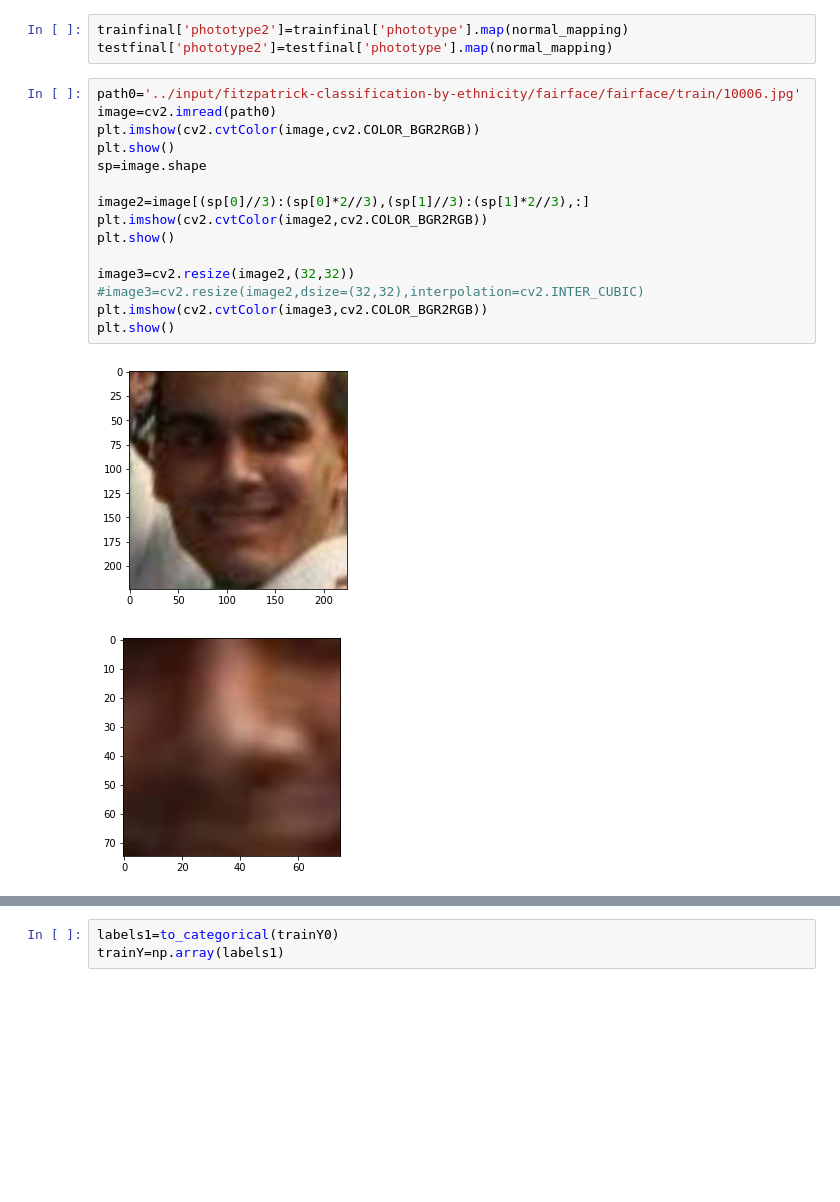
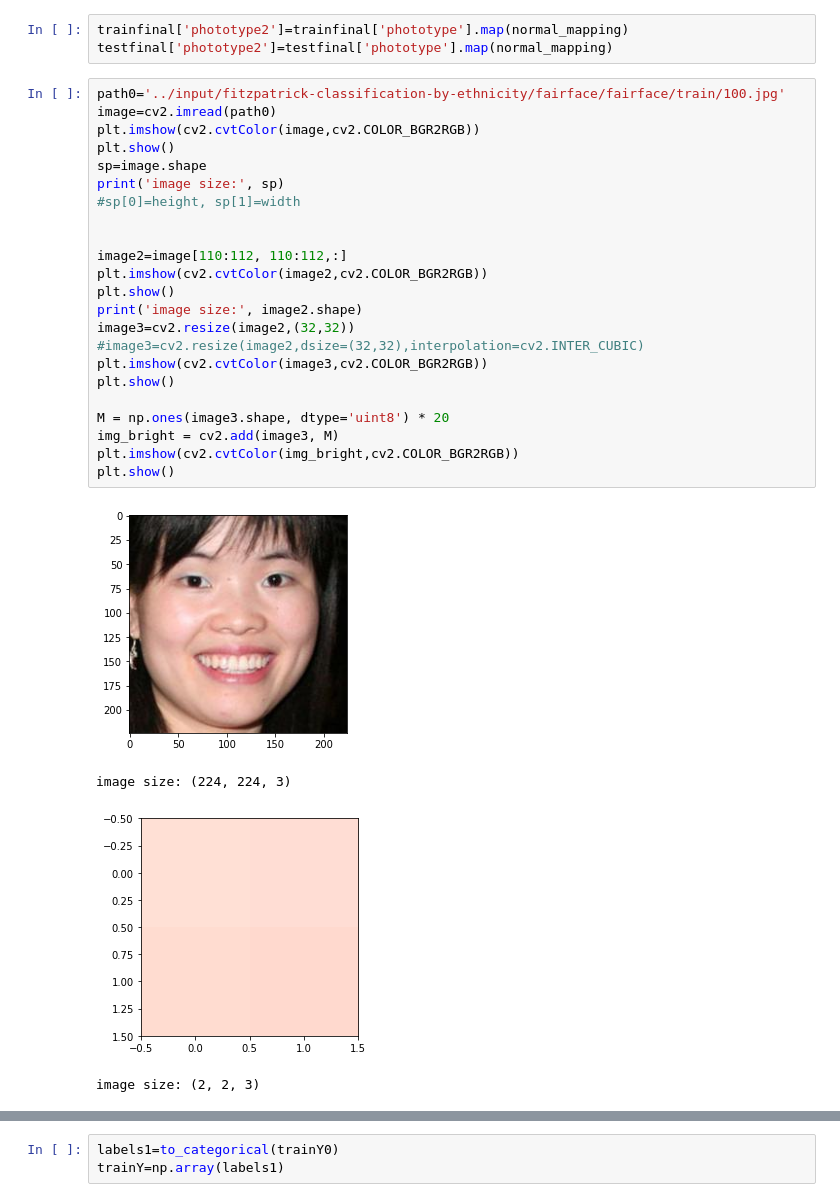
Before and after one commit to RidwendDev/DeepLearningPro-SkinSight, a Jupyter notebook: skin-tones-classify.ipynb, the cells around one changed output, grey strips where cells are left out. Cells and saved outputs as stored; diff of their text form; blank space fills up the shorter version.

```diff
--- a/skin-tones-classify.ipynb
+++ b/skin-tones-classify.ipynb
@@ -83,20 +83,30 @@ reverse_mapping=dict(zip(N,Name))
 trainfinal['phototype2']=trainfinal['phototype'].map(normal_mapping)
 testfinal['phototype2']=testfinal['phototype'].map(normal_mapping)
 # %%
-path0='../input/fitzpatrick-classification-by-ethnicity/fairface/fairface/train/10006.jpg'
+path0='../input/fitzpatrick-classification-by-ethnicity/fairface/fairface/train/100.jpg'
 image=cv2.imread(path0)
 plt.imshow(cv2.cvtColor(image,cv2.COLOR_BGR2RGB))
 plt.show()
 sp=image.shape
+print('image size:', sp)
+#sp[0]=height, sp[1]=width
 
-image2=image[(sp[0]//3):(sp[0]*2//3),(sp[1]//3):(sp[1]*2//3),:]
+
+image2=image[110:112, 110:112,:]
 plt.imshow(cv2.cvtColor(image2,cv2.COLOR_BGR2RGB))
 plt.show()
-
+print('image size:', image2.shape)
 image3=cv2.resize(image2,(32,32))
 #image3=cv2.resize(image2,dsize=(32,32),interpolation=cv2.INTER_CUBIC)
 plt.imshow(cv2.cvtColor(image3,cv2.COLOR_BGR2RGB))
 plt.show()
+
+M = np.ones(image3.shape, dtype='uint8') * 20
+img_bright = cv2.add(image3, M)
+plt.imshow(cv2.cvtColor(img_bright,cv2.COLOR_BGR2RGB))
+plt.show()
 # %% [output]
-[figure, old version]
+[figure, new version]
+image size: (224, 224, 3)
-[figure, old version]
+[figure, new version]
+image size: (2, 2, 3)
```
Also changed, not shown: parts of 24 cells of this notebook.
